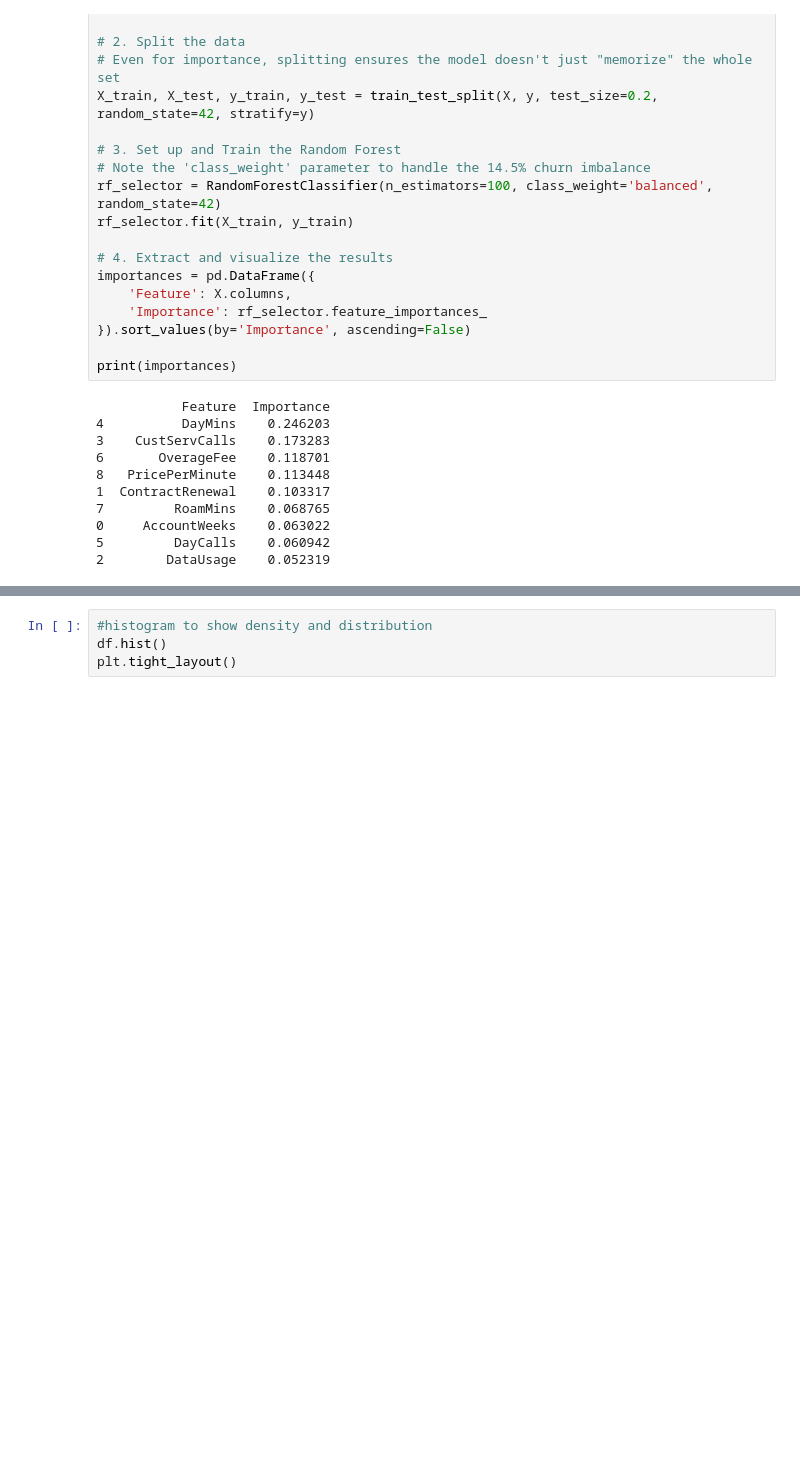
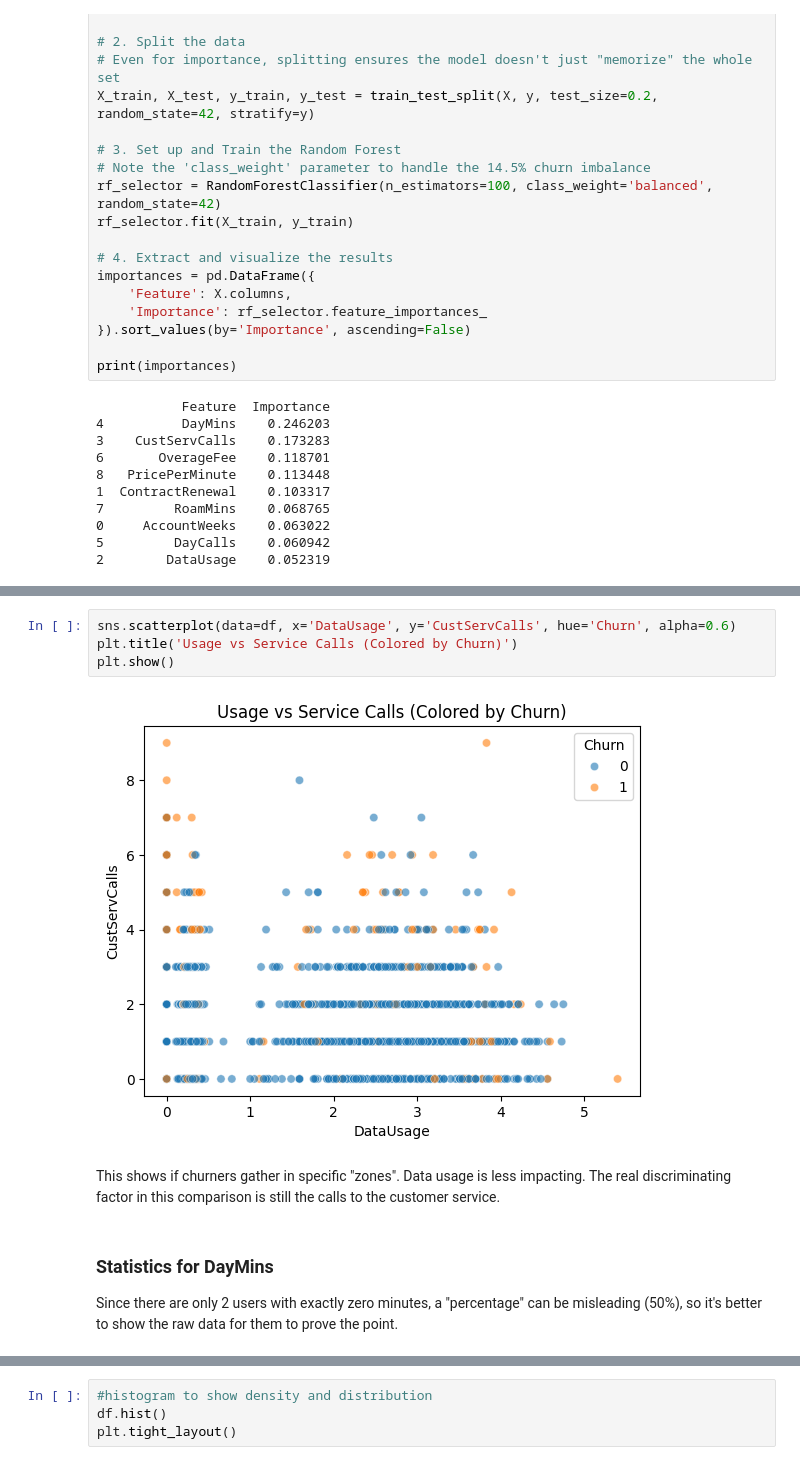
Before and after one commit to Francesca9933/ml-customer-churn-prediction, a Jupyter notebook: customer_churn_prediction.ipynb, the cells around one changed output, grey strips where cells are left out. Saved outputs shown, nothing was run; the diff lists cells and outputs as text; blank space fills up the shorter version.

Commit message:
adding statistics in preprocessing to better understand relevance of datausage and daymins

```diff
--- a/customer_churn_prediction.ipynb
+++ b/customer_churn_prediction.ipynb
@@ -260,0 +294,11 @@ print(importances)
+# %%
+sns.scatterplot(data=df, x='DataUsage', y='CustServCalls', hue='Churn', alpha=0.6)
+plt.title('Usage vs Service Calls (Colored by Churn)')
+plt.show()
+# %% [output]
+[figure, added]
+# %% [markdown]
+This shows if churners gather in specific "zones". Data usage is less impacting. The real discriminating factor in this comparison is still the calls to the customer service.
+# %% [markdown]
+### Statistics for DayMins
+Since there are only 2 users with exactly zero minutes, a "percentage" can be misleading (50%), so it's better to show the raw data for them to prove the point.
```
Also changed, not shown: parts of 9 cells of this notebook, 3 other files.
